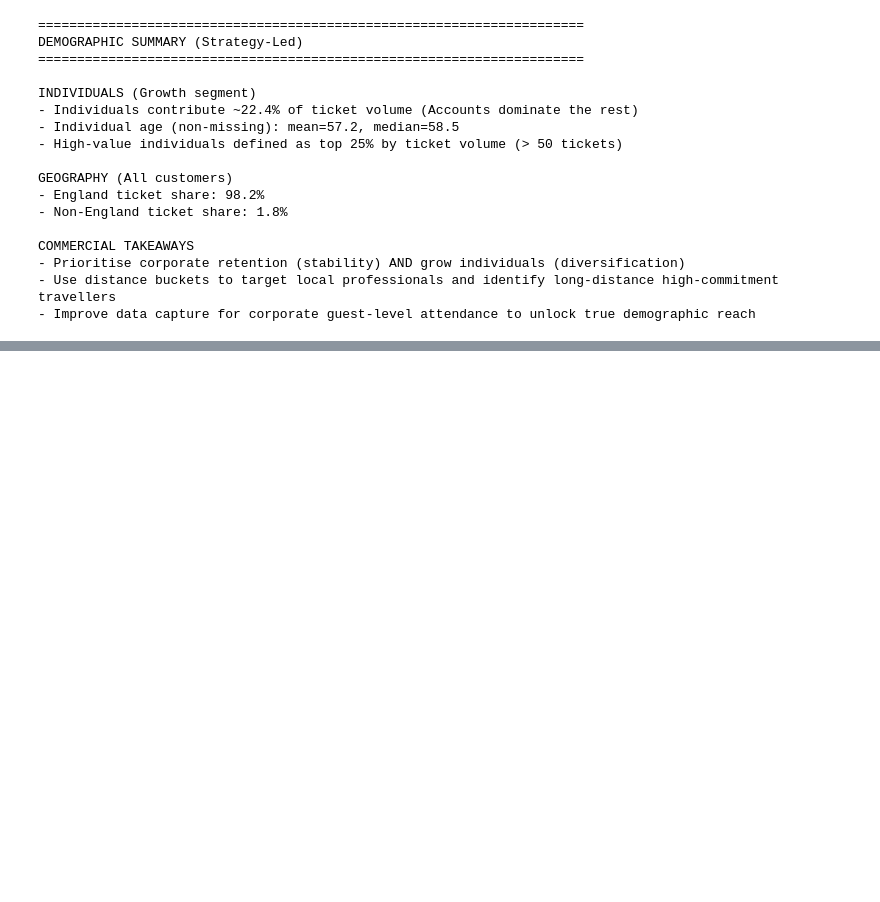
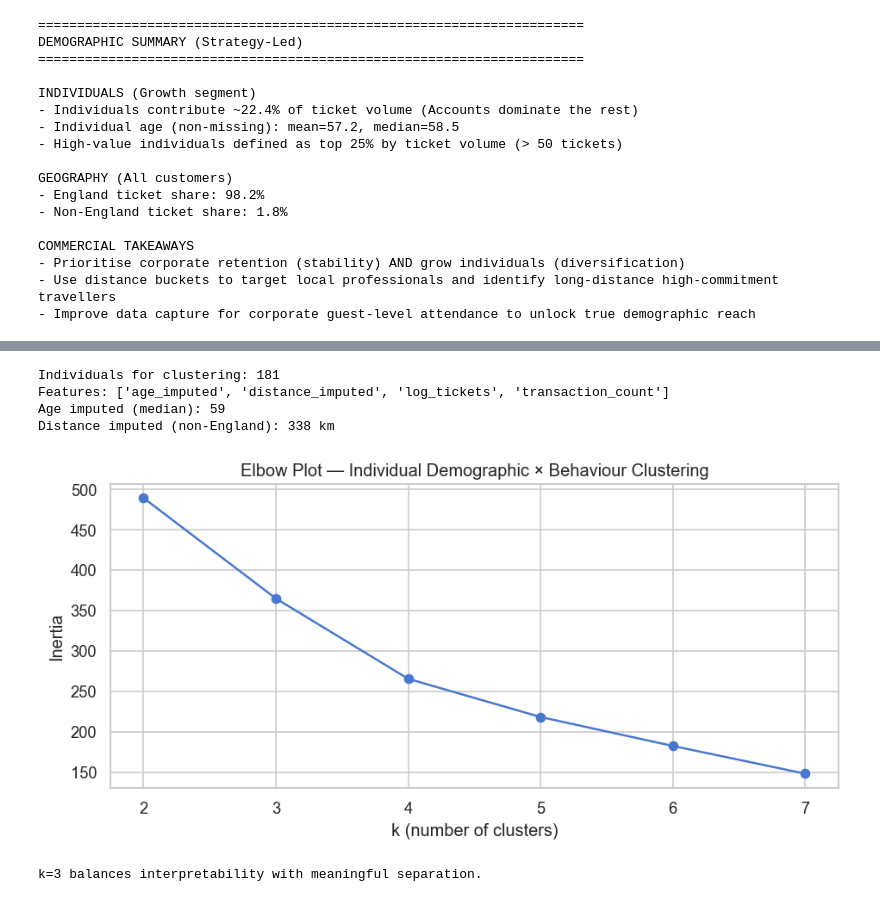
Before and after one commit to varunrout/shufc-assessment, a Jupyter notebook: notebooks/03_demographic_analysis.ipynb, the cells around one changed output, grey strips where cells are left out. Drawn from its saved outputs; the diff is of its cells as text; code cells hidden in the pictures; blank space fills up the shorter version.

```diff
--- a/notebooks/03_demographic_analysis.ipynb
+++ b/notebooks/03_demographic_analysis.ipynb
@@ -663,0 +677,71 @@ COMMERCIAL TAKEAWAYS
+# %%
+from sklearn.preprocessing import StandardScaler
+from sklearn.cluster import KMeans
+
+# ============================================
+# BUILD INDIVIDUAL-LEVEL FEATURE TABLE
+# ============================================
+# Start from ind_profile (individuals with ticket volume, already built)
+clust_df = ind_profile.copy()
+
+# Impute missing age with median
+age_median = clust_df['age'].median()
+clust_df['age_imputed'] = clust_df['age'].fillna(age_median)
+
+# Impute distance: England customers keep their distance;
+# non-England get max observed + 50 km (signals "far away" without NaN)
+max_dist = clust_df['distance_to_bramall_lane_km'].max()
+clust_df['distance_imputed'] = clust_df['distance_to_bramall_lane_km'].fillna(max_dist + 50)
+
+# Add transaction count
+ind_txn = (
+    df[df['customer_type'] == 'Customer']
+    .groupby('purchaser_id')['transaction_id']
+    .nunique()
+    .reset_index(name='transaction_count')
+)
+clust_df = clust_df.merge(ind_txn, on='purchaser_id', how='left')
+clust_df['transaction_count'] = clust_df['transaction_count'].fillna(1)
+
+# Log-transform tickets
+clust_df['log_tickets'] = np.log1p(clust_df['ticket_count'])
+
+# Feature matrix
+feature_cols = ['age_imputed', 'distance_imputed', 'log_tickets', 'transaction_count']
+X_ind = clust_df[feature_cols].values
+
+scaler = StandardScaler()
+X_ind_scaled = scaler.fit_transform(X_ind)
+
+print(f'Individuals for clustering: {len(clust_df):,}')
+print(f'Features: {feature_cols}')
+print(f'Age imputed (median): {age_median:.0f}')
+print(f'Distance imputed (non-England): {max_dist + 50:.0f} km')
+# %% [output]
+Individuals for clustering: 181
+Features: ['age_imputed', 'distance_imputed', 'log_tickets', 'transaction_count']
+Age imputed (median): 59
+Distance imputed (non-England): 338 km
+# %%
+# ============================================
+# ELBOW CHECK (k = 2..7)
+# ============================================
+inertias = []
+K_range = range(2, 8)
+for k in K_range:
+    km = KMeans(n_clusters=k, n_init=10, random_state=42)
+    km.fit(X_ind_scaled)
+    inertias.append(km.inertia_)
+
+plt.figure(figsize=(8, 4))
+plt.plot(list(K_range), inertias, 'o-')
+plt.xlabel('k (number of clusters)')
+plt.ylabel('Inertia')
+plt.title('Elbow Plot — Individual Demographic × Behaviour Clustering')
+plt.tight_layout()
+plt.savefig('../data/charts/nb03_elbow_plot_individuals.png', bbox_inches='tight')
+plt.show()
+print('k=3 balances interpretability with meaningful separation.')
+# %% [output]
+[figure, added]
+k=3 balances interpretability with meaningful separation.
```
Also changed, not shown: parts of 3 cells of this notebook, 8 other files.
